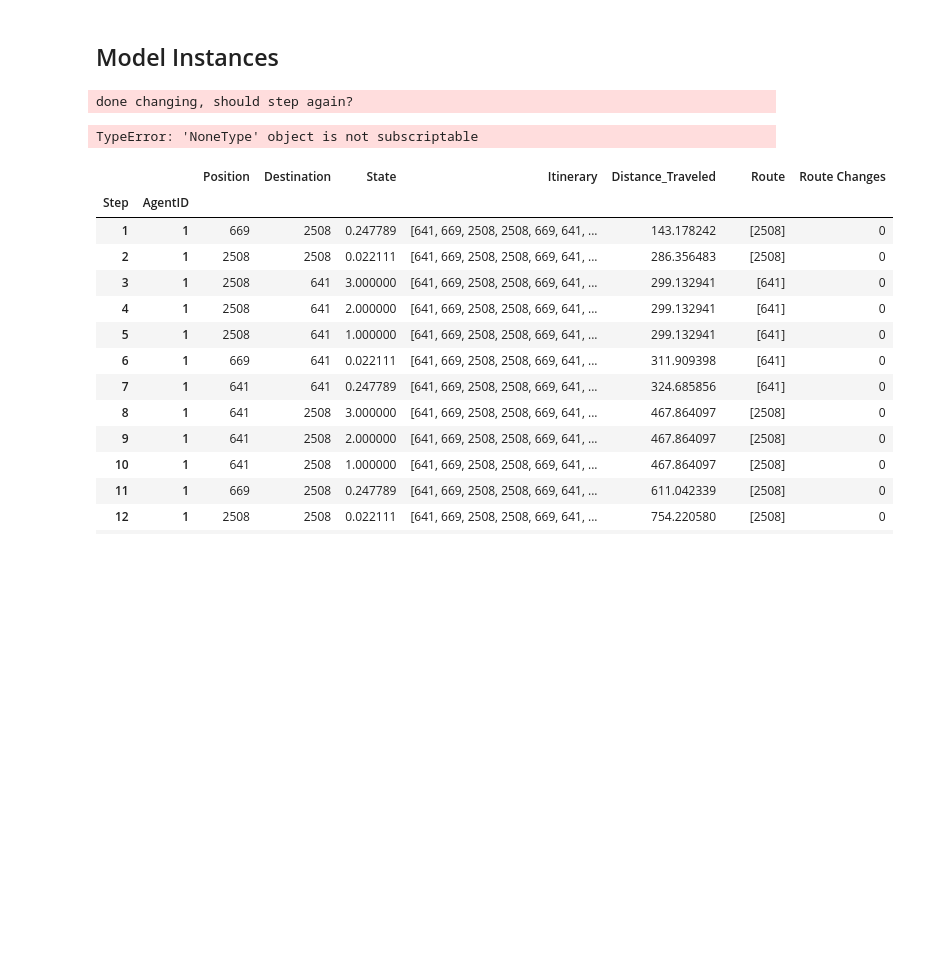
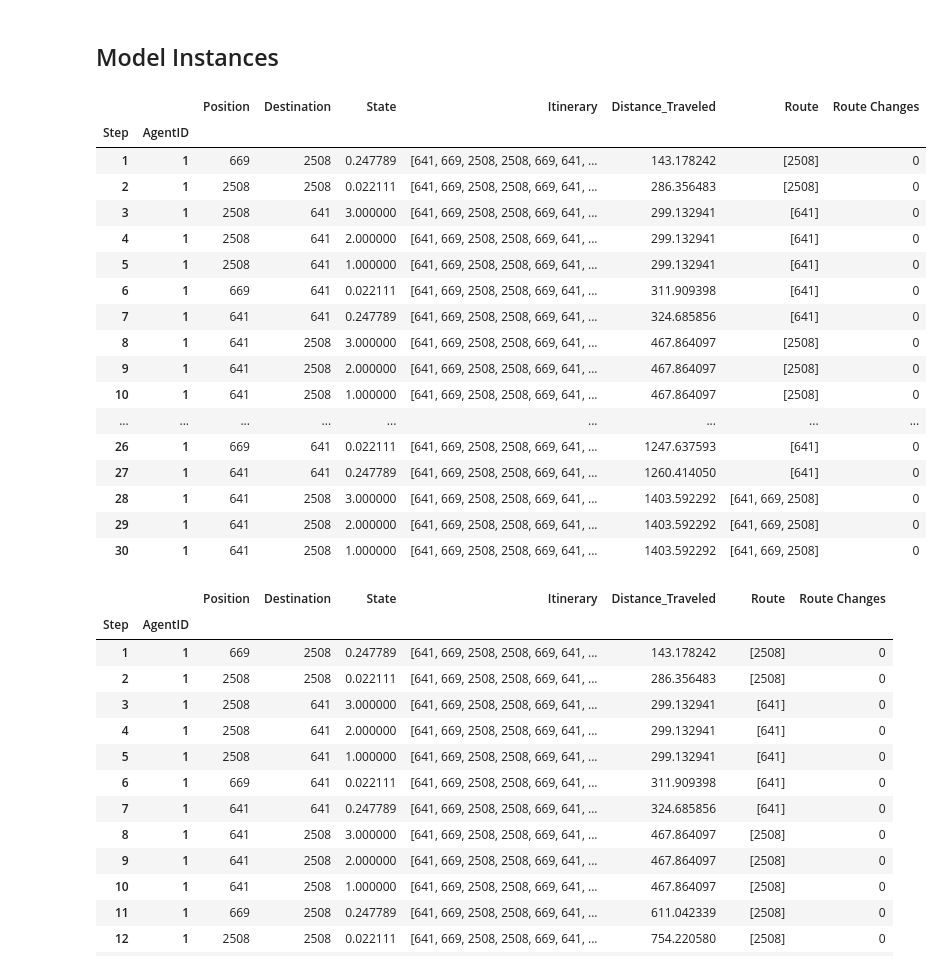
Before and after one commit to jvschlierf/Networks-ships-reroutes, a Jupyter notebook: Shipping_ABM_classic.ipynb, the cells around one changed output. Drawn from its saved outputs; the diff is of its cells as text; code cells hidden in the pictures; blank space fills up the shorter version.

Commit message:
changing of graphs

```diff
--- a/Shipping_ABM_classic.ipynb
+++ b/Shipping_ABM_classic.ipynb
@@ -384,21 +384,37 @@ class Ship(Agent):
 # %%
 
 model = ShippingNetwork(clean_distances, origin, pruning_files, 1)
 
 steps = 15
 for i in trange(steps, desc="Stepping Model"):
     model.step()
-model.network_change('Dover')
+# model.network_change('Dover')
 for i in trange(steps, desc="Stepping Model after changes"):
     model.step()
-print("does this execute here?")
+
 
 
 agent_state = model.datacollector.get_agent_vars_dataframe()
 agent_state
 # %% [output]
-done changing, should step again?
-TypeError: 'NoneType' object is not subscriptable
+|  |  | Position | Destination | State | Itinerary | Distance_Traveled | Route | Route Changes |
+| Step | AgentID |  |  |  |  |  |  |  |
+| 1 | 1 | 669 | 2508 | 0.247789 | [641, 669, 2508, 2508, 669, 641, ... | 143.178242 | [2508] | 0 |
+| 2 | 1 | 2508 | 2508 | 0.022111 | [641, 669, 2508, 2508, 669, 641, ... | 286.356483 | [2508] | 0 |
+| 3 | 1 | 2508 | 641 | 3.000000 | [641, 669, 2508, 2508, 669, 641, ... | 299.132941 | [641] | 0 |
+| 4 | 1 | 2508 | 641 | 2.000000 | [641, 669, 2508, 2508, 669, 641, ... | 299.132941 | [641] | 0 |
+| 5 | 1 | 2508 | 641 | 1.000000 | [641, 669, 2508, 2508, 669, 641, ... | 299.132941 | [641] | 0 |
+| 6 | 1 | 669 | 641 | 0.022111 | [641, 669, 2508, 2508, 669, 641, ... | 311.909398 | [641] | 0 |
+| 7 | 1 | 641 | 641 | 0.247789 | [641, 669, 2508, 2508, 669, 641, ... | 324.685856 | [641] | 0 |
+| 8 | 1 | 641 | 2508 | 3.000000 | [641, 669, 2508, 2508, 669, 641, ... | 467.864097 | [2508] | 0 |
+| 9 | 1 | 641 | 2508 | 2.000000 | [641, 669, 2508, 2508, 669, 641, ... | 467.864097 | [2508] | 0 |
+| 10 | 1 | 641 | 2508 | 1.000000 | [641, 669, 2508, 2508, 669, 641, ... | 467.864097 | [2508] | 0 |
+| ... | ... | ... | ... | ... | ... | ... | ... | ... |
+| 26 | 1 | 669 | 641 | 0.022111 | [641, 669, 2508, 2508, 669, 641, ... | 1247.637593 | [641] | 0 |
+| 27 | 1 | 641 | 641 | 0.247789 | [641, 669, 2508, 2508, 669, 641, ... | 1260.414050 | [641] | 0 |
+| 28 | 1 | 641 | 2508 | 3.000000 | [641, 669, 2508, 2508, 669, 641, ... | 1403.592292 | [641, 669, 2508] | 0 |
+| 29 | 1 | 641 | 2508 | 2.000000 | [641, 669, 2508, 2508, 669, 641, ... | 1403.592292 | [641, 669, 2508] | 0 |
+| 30 | 1 | 641 | 2508 | 1.000000 | [641, 669, 2508, 2508, 669, 641, ... | 1403.592292 | [641, 669, 2508] | 0 |
 # %%
 
 agent_state = model.datacollector.get_agent_vars_dataframe()
```
